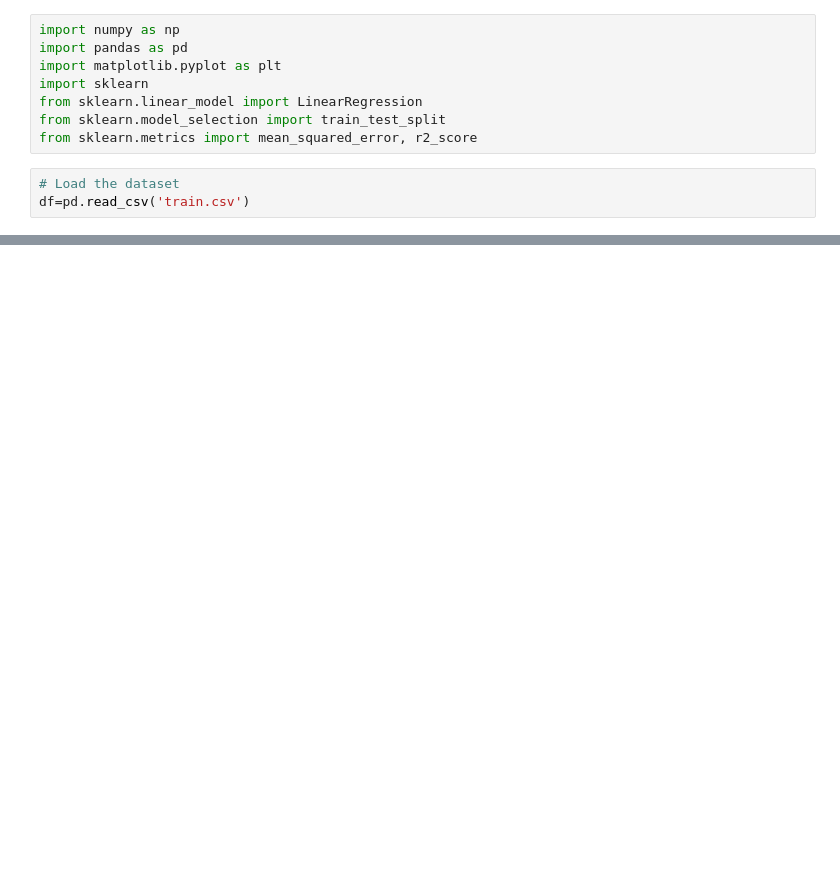
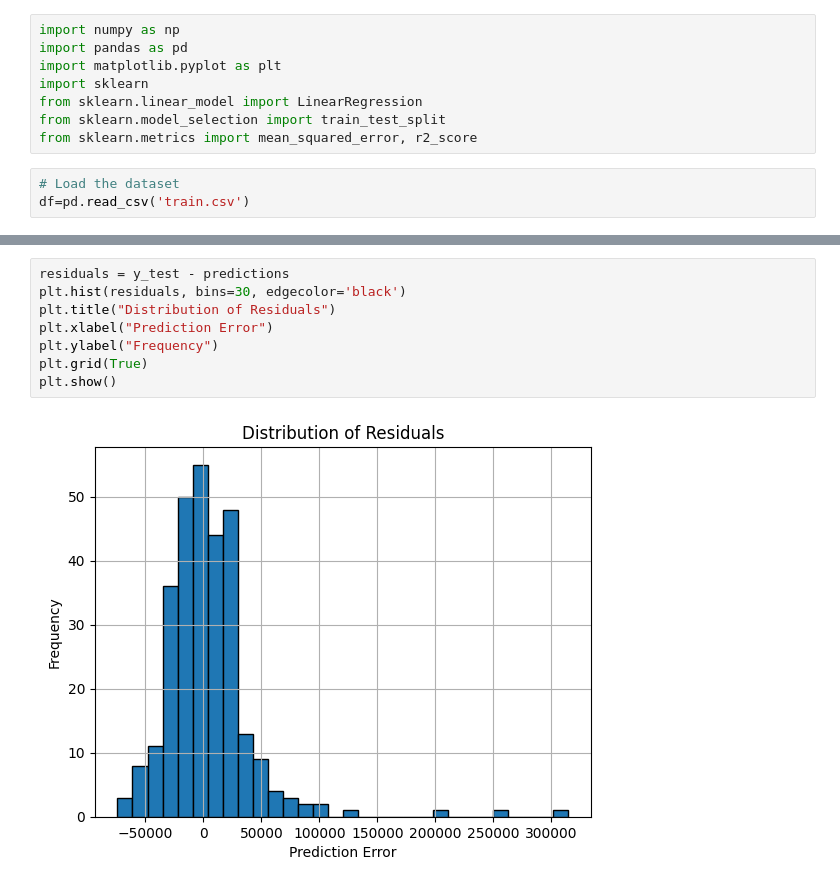
Before and after one commit to UsamaAliK/HOUSE-PRICING-SYSTEM, a Jupyter notebook: House price prediction.ipynb, the cells around one changed output, grey strips where cells are left out. Cells and saved outputs as stored; diff of their text form; blank space fills up the shorter version.

```diff
--- a/House price prediction.ipynb
+++ b/House price prediction.ipynb
@@ -38,0 +136,10 @@ Y=df['SalePrice']
+# %%
+residuals = y_test - predictions
+plt.hist(residuals, bins=30, edgecolor='black')
+plt.title("Distribution of Residuals")
+plt.xlabel("Prediction Error")
+plt.ylabel("Frequency")
+plt.grid(True)
+plt.show()
+# %% [output]
+[figure, added]
```
Also changed, not shown: parts of 14 cells of this notebook.
